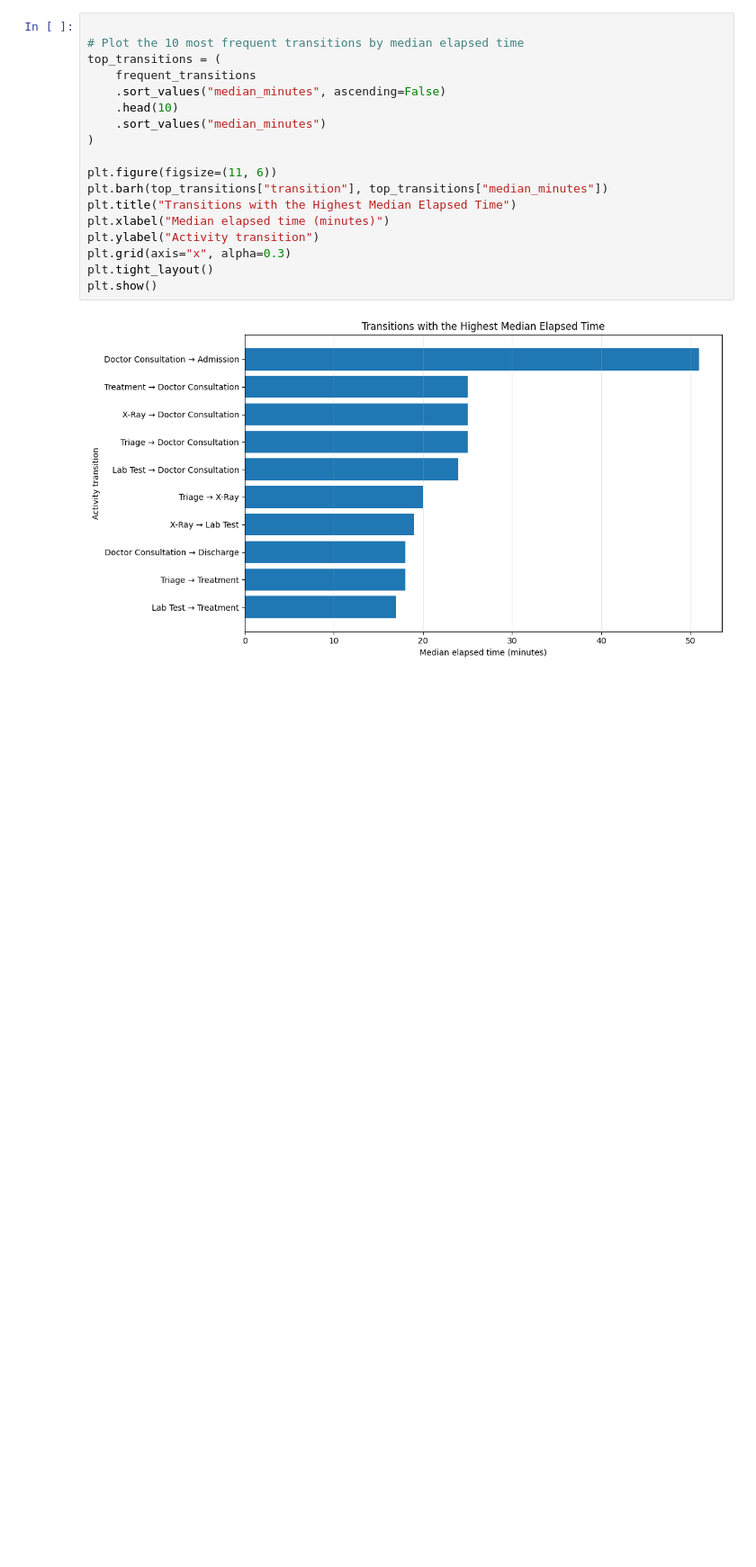
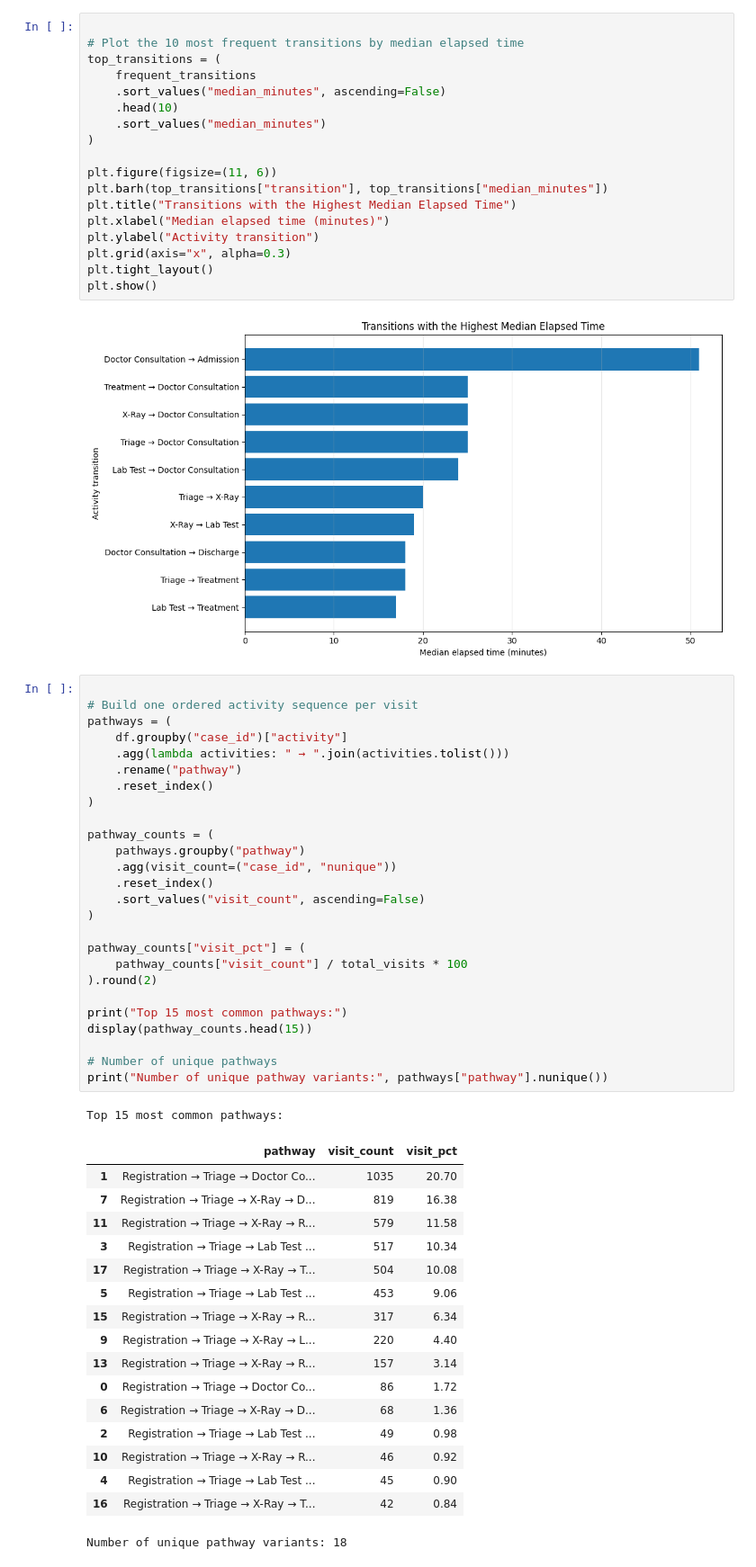
Before and after one commit to Fathima-1424/CareFlow-Clinical-Pathway, a Jupyter notebook: EDA.ipynb, the cells around one changed output. Shown at 90% size. Saved outputs shown, nothing was run; the diff lists cells and outputs as text; blank space fills up the shorter version.

Commit message:
Add pathway sequence analysis and top variant breakdown

```diff
--- a/EDA.ipynb
+++ b/EDA.ipynb
@@ -514,3 +514,48 @@ plt.tight_layout()
 plt.show()
 # %% [output]
 [figure]
+# %%
+
+# Build one ordered activity sequence per visit
+pathways = (
+    df.groupby("case_id")["activity"]
+    .agg(lambda activities: " → ".join(activities.tolist()))
+    .rename("pathway")
+    .reset_index()
+)
+
+pathway_counts = (
+    pathways.groupby("pathway")
+    .agg(visit_count=("case_id", "nunique"))
+    .reset_index()
+    .sort_values("visit_count", ascending=False)
+)
+
+pathway_counts["visit_pct"] = (
+    pathway_counts["visit_count"] / total_visits * 100
+).round(2)
+
+print("Top 15 most common pathways:")
+display(pathway_counts.head(15))
+
+# Number of unique pathways
+print("Number of unique pathway variants:", pathways["pathway"].nunique())
+# %% [output]
+Top 15 most common pathways:
+|  | pathway | visit_count | visit_pct |
+| 1 | Registration → Triage → Doctor Co... | 1035 | 20.70 |
+| 7 | Registration → Triage → X-Ray → D... | 819 | 16.38 |
+| 11 | Registration → Triage → X-Ray → R... | 579 | 11.58 |
+| 3 | Registration → Triage → Lab Test ... | 517 | 10.34 |
+| 17 | Registration → Triage → X-Ray → T... | 504 | 10.08 |
+| 5 | Registration → Triage → Lab Test ... | 453 | 9.06 |
+| 15 | Registration → Triage → X-Ray → R... | 317 | 6.34 |
+| 9 | Registration → Triage → X-Ray → L... | 220 | 4.40 |
+| 13 | Registration → Triage → X-Ray → R... | 157 | 3.14 |
+| 0 | Registration → Triage → Doctor Co... | 86 | 1.72 |
+| 6 | Registration → Triage → X-Ray → D... | 68 | 1.36 |
+| 2 | Registration → Triage → Lab Test ... | 49 | 0.98 |
+| 10 | Registration → Triage → X-Ray → R... | 46 | 0.92 |
+| 4 | Registration → Triage → Lab Test ... | 45 | 0.90 |
+| 16 | Registration → Triage → X-Ray → T... | 42 | 0.84 |
+Number of unique pathway variants: 18
```
